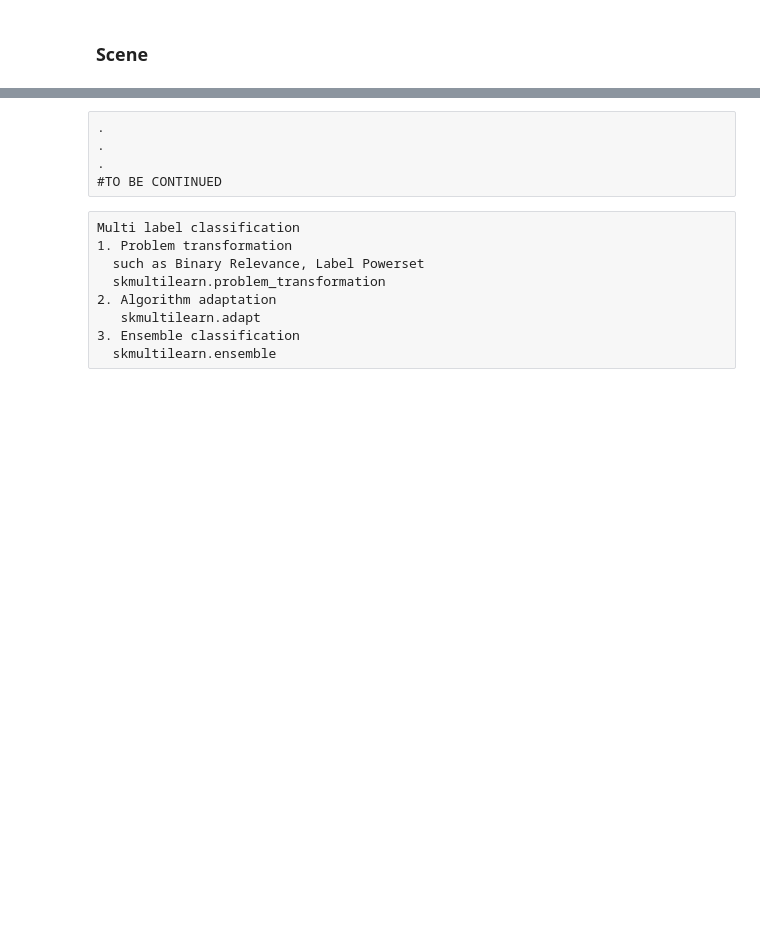
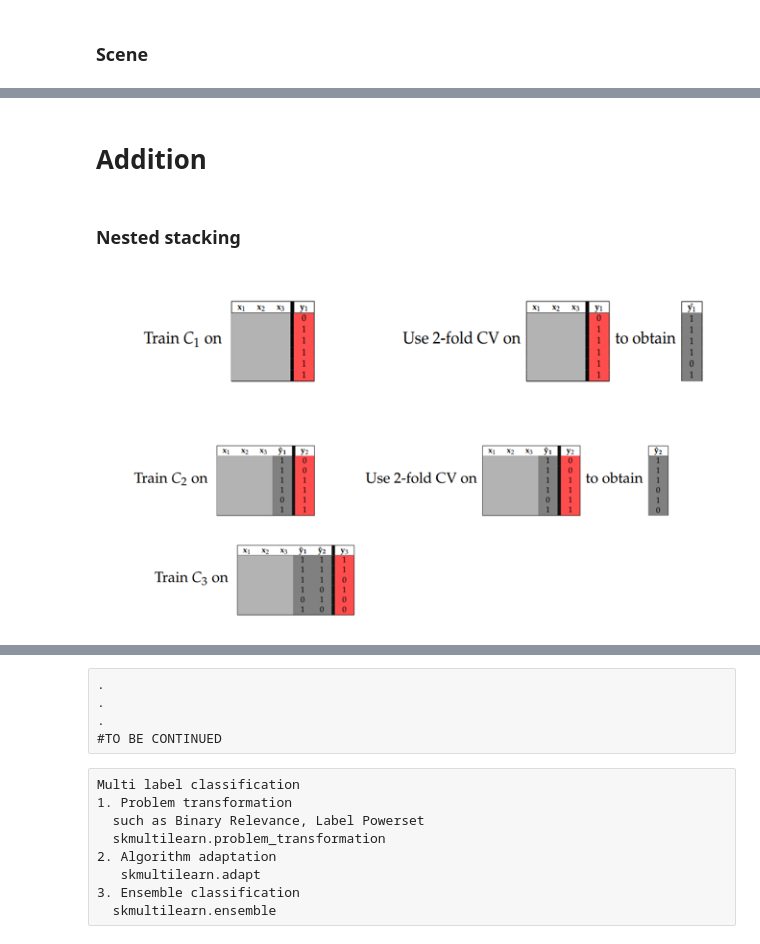
Before and after one commit to dusicastepic/Multi-label-classification-, a Jupyter notebook: MLC - proba.ipynb, the cells around one changed output, grey strips where cells are left out. Cells and saved outputs as stored; diff of their text form; code cells hidden in the pictures; blank space fills up the shorter version.

Commit message:
Add files via upload
-Nested stacking method added
-Result tables added at the end of notebook

```diff
--- a/MLC - proba.ipynb
+++ b/MLC - proba.ipynb
@@ -1486,0 +1281,8 @@ predictions_scene_rakeld=predictModelEnsemble(x_scene_train,x_scene_test,y_scene
+# %% [markdown]
+# Addition
+# %% [markdown]
+### Nested stacking
+# %%
+Image(filename="C:\\Users\\Dusica\\Desktop\\RESURSII ZA MLC\\NestedStacking.png",width=700, height=700)
+# %% [output]
+[figure, added]
```
Also changed, not shown: parts of 127 cells of this notebook.
